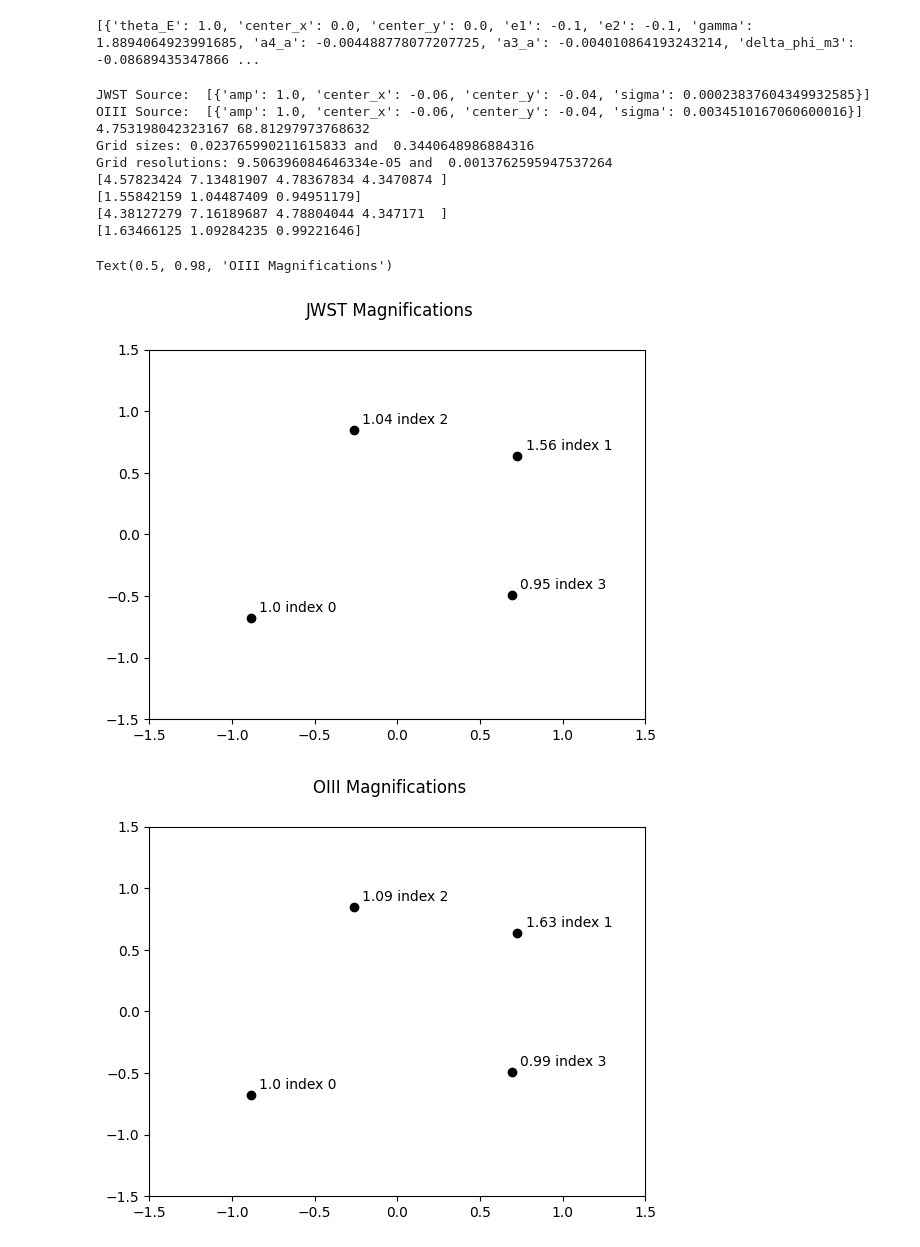
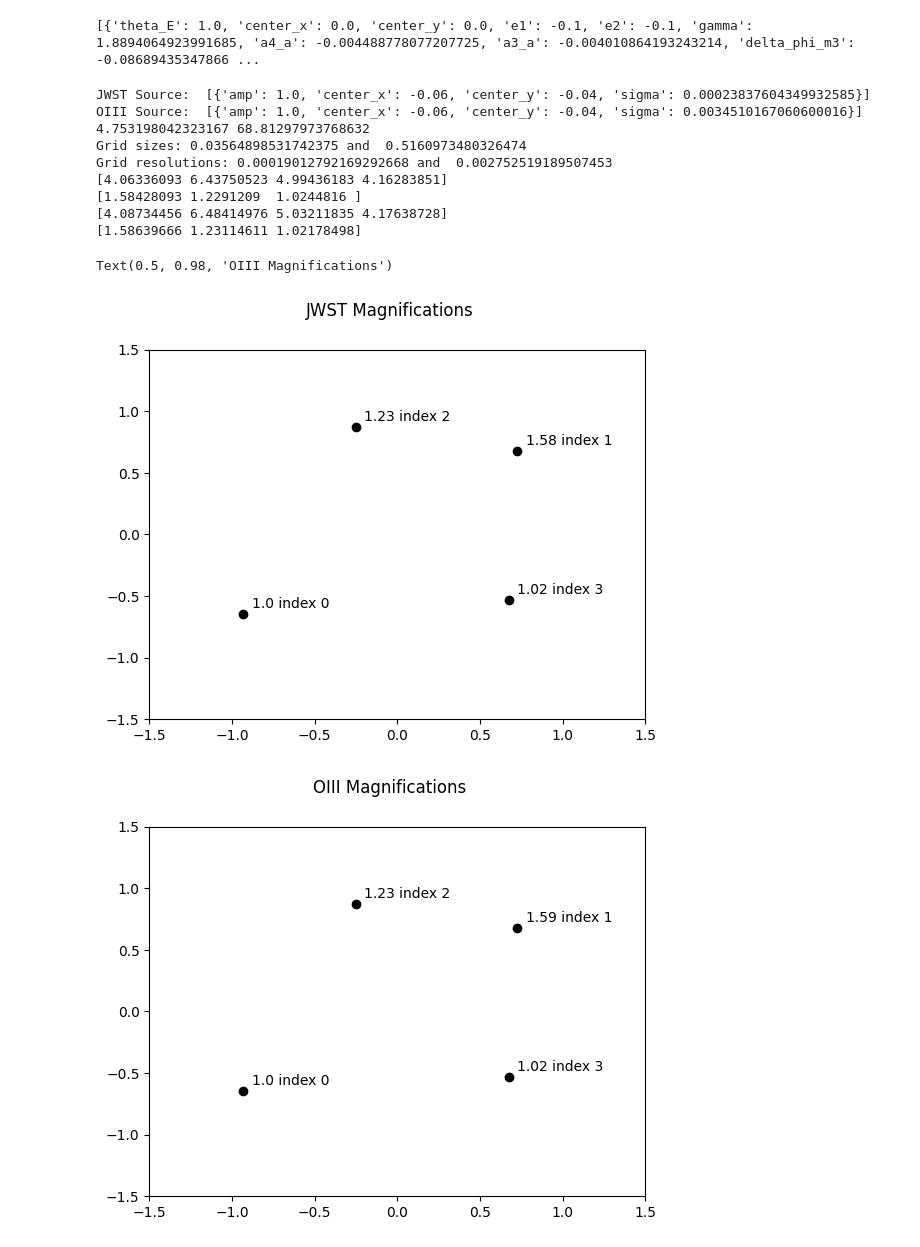
Before and after one commit to erabagomoreno/samana, a Jupyter notebook: notebooks/cdm_data_dual_sources/ER_create_mock_data_1_dual_source.ipynb, the cells around one changed output. Cells and saved outputs as stored; diff of their text form; code cells hidden in the pictures.

```diff
--- a/notebooks/cdm_data_dual_sources/ER_create_mock_data_1_dual_source.ipynb
+++ b/notebooks/cdm_data_dual_sources/ER_create_mock_data_1_dual_source.ipynb
@@ -31,3 +31,12 @@ cdm_realization = CDM(zlens, zsource,log_mlow=6.0, sigma_sub=shmf_norm, LOS_norm
                      cone_opening_angle_arcsec=6.0)
 lens_model_list_halos, redshift_array_halos, kwargs_halos, _ = cdm_realization.lensing_quantities(
     kwargs_mass_sheet={'log_mlow_sheets': 6.0})
+
+
+print('Total halos:', len(redshift_array_halos))
+x = 0
+for i in redshift_array_halos:
+    if i <= 0.51 and i >= 0.49:
+        x += 1
+
+print('halos in lens plane:', x)
@@ -128,11 +140,13 @@ print(source_size_pc_midIR, source_size_pc_midIR2)
 from lenstronomy.Util.magnification_finite_util import auto_raytracing_grid_resolution, auto_raytracing_grid_size
 grid_size = auto_raytracing_grid_size(source_size_pc_midIR)
 grid_size2 = auto_raytracing_grid_size(source_size_pc_midIR2)
+grid_size*=1.5
+grid_size2*=1.5
 print('Grid sizes:', grid_size, 'and ', grid_size2)
-grid_size*=2.5
-grid_size2*=2.5
 grid_resolution = auto_raytracing_grid_resolution(source_size_pc_midIR)
 grid_resolution2 = auto_raytracing_grid_resolution(source_size_pc_midIR2)
+grid_resolution *= 2
+grid_resolution2 *= 2
 print('Grid resolutions:', grid_resolution, 'and ', grid_resolution2)
 mag_midIR = ext.magnification_finite_adaptive(x_image, y_image, kwargs_lens_data, source_model_quasar, kwargs_source_quasar,
                                                grid_resolution, grid_size)
@@ -143,41 +157,41 @@ mag_midIR2 = ext.magnification_finite_adaptive(x_image, y_image, kwargs_lens_dat
 mag_midIR2 = np.abs(mag_midIR2) # ignore the sign of the magnification
 
 #mag_midIR = ext.magnification_finite_adaptive(x_image, y_image, ra_source, dec_source, kwargs_lens_data, source_size_pc_midIR, zsource)
 #mag_midIR = np.abs(mag_midIR)  # ignore the sign of the magnification
 
 print(mag_midIR)
 print(mag_midIR[1:]/mag_midIR[0])
 plt.figure()
 for i, (xi, yi, mi) in enumerate(zip(x_image, y_image, mag_midIR/mag_midIR[0])):
     plt.scatter(xi, yi, color='k')
     plt.annotate(str(np.round(mi,2))+' index '+str(i), xy=(xi+0.05, yi+0.05))
 
 plt.xlim(-1.5, 1.5)
 plt.ylim(-1.5, 1.5)
 plt.suptitle('JWST Magnifications')
 
 print(mag_midIR2)
 print(mag_midIR2[1:]/mag_midIR2[0])
 plt.figure()
 for i, (xi, yi, mi) in enumerate(zip(x_image, y_image, mag_midIR2/mag_midIR2[0])):
     plt.scatter(xi, yi, color='k')
     plt.annotate(str(np.round(mi,2))+' index '+str(i), xy=(xi+0.05, yi+0.05))
 
 plt.xlim(-1.5, 1.5)
 plt.ylim(-1.5, 1.5)
 plt.suptitle('OIII Magnifications')
 # %% [output]
 JWST Source:  [{'amp': 1.0, 'center_x': -0.06, 'center_y': -0.04, 'sigma': 0.00023837604349932585}] OIII Source:  [{'amp': 1.0, 'center_x': -0.06, 'center_y': -0.04, 'sigma': 0.0034510167060600016}]
 4.753198042323167 68.81297973768632
-Grid sizes: 0.023765990211615833 and  0.3440648986884316
-Grid resolutions: 9.506396084646334e-05 and  0.0013762595947537264
-[4.57823424 7.13481907 4.78367834 4.3470874 ]
-[1.55842159 1.04487409 0.94951179]
-[4.38127279 7.16189687 4.78804044 4.347171  ]
-[1.63466125 1.09284235 0.99221646]
+Grid sizes: 0.03564898531742375 and  0.5160973480326474
+Grid resolutions: 0.00019012792169292668 and  0.002752519189507453
+[4.06336093 6.43750523 4.99436183 4.16283851]
+[1.58428093 1.2291209  1.0244816 ]
+[4.08734456 6.48414976 5.03211835 4.17638728]
+[1.58639666 1.23114611 1.02178498]
 Text(0.5, 0.98, 'OIII Magnifications')
-[figure, old version]
+[figure, new version]
-[figure, old version]
+[figure, new version]
 # %%
 np.random.seed(seed)
 
```
Also changed, not shown: parts of 5 cells of this notebook, 57 other files.
